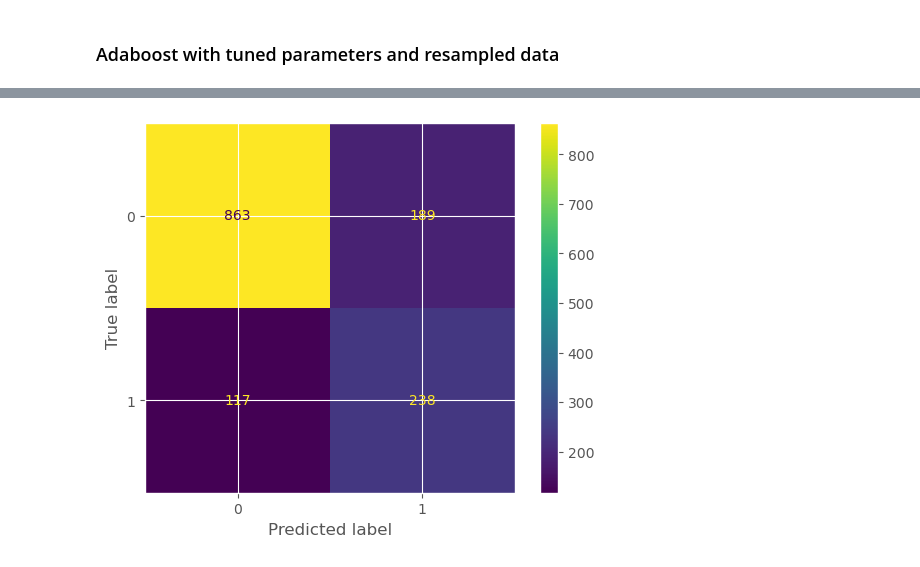
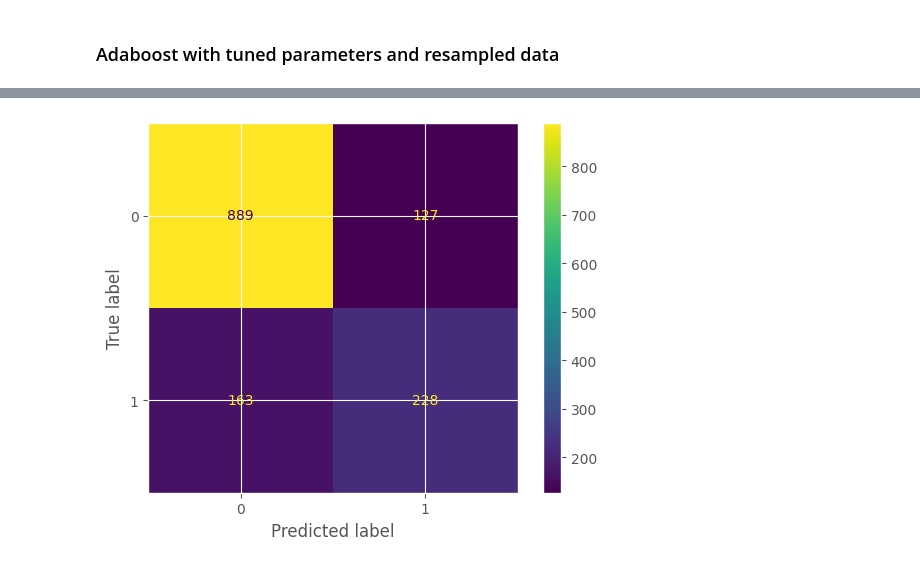
Before and after one commit to penina26/Customer-churn-prediction, a Jupyter notebook: index.ipynb, the cells around one changed output, grey strips where cells are left out. Saved outputs shown, nothing was run; the diff lists cells and outputs as text; code cells hidden in the pictures.

```diff
--- a/index.ipynb
+++ b/index.ipynb
@@ -1172,7 +1180,7 @@ weighted avg       0.80      0.78      0.79      1407
 # %%
-plot_confusion_matrix(grid_search, X_test, y_test);
+ConfusionMatrixDisplay.from_predictions(preds, y_test);
 # %% [output]
-[figure, old version]
+[figure, new version]
 # %%
 # Compute the false positive rate, true positive rate and thresholds
 fpr, tpr, thresholds = roc_curve(y_test, preds)
```
Also changed, not shown: parts of 33 cells of this notebook, 13 other files.
